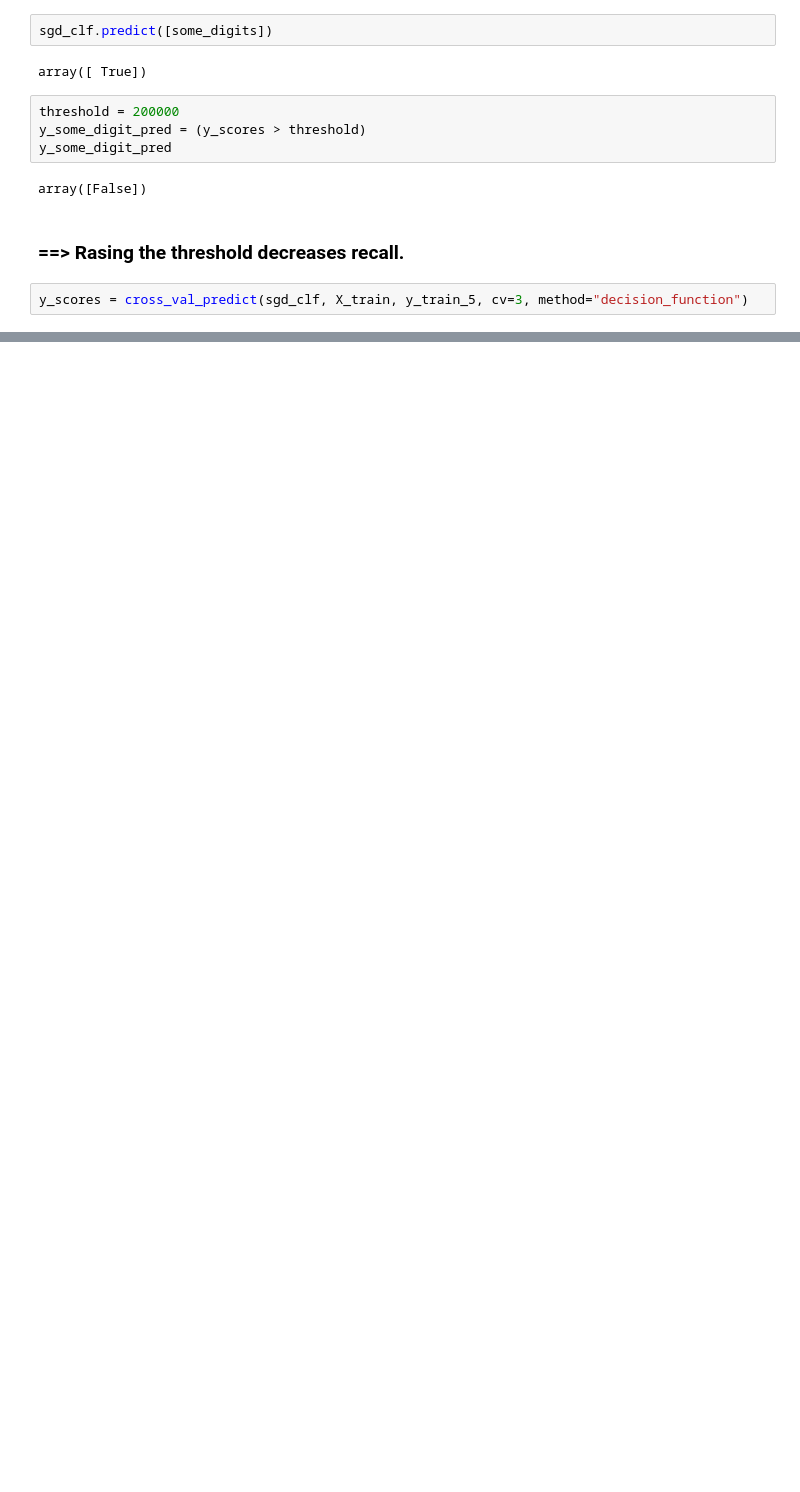
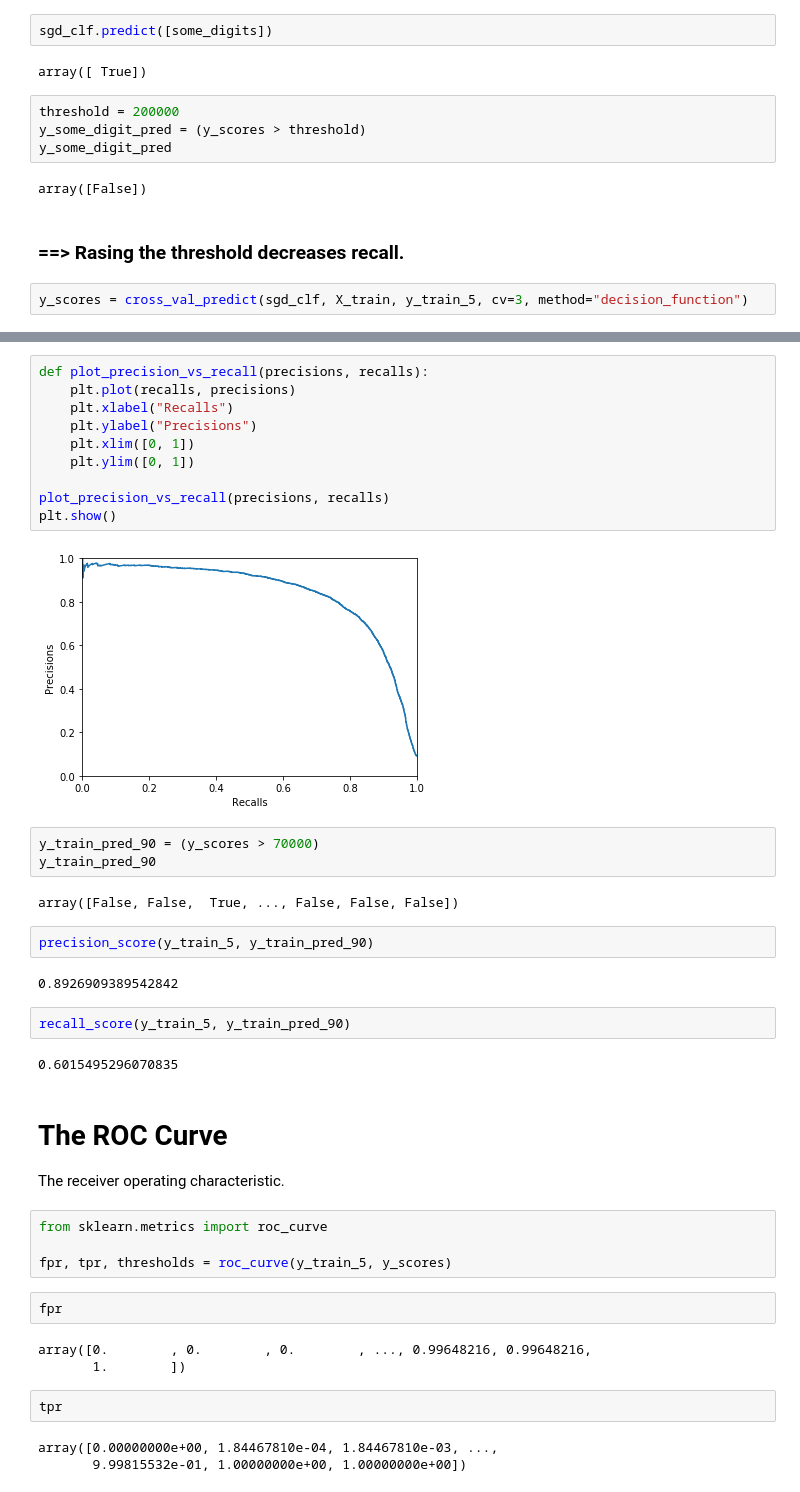
Before and after one commit to scarleatt/Hands-On-Machine-Learning, a Jupyter notebook: Hands-On-TensorFlow/03-classisication.ipynb, the cells around one changed output, grey strips where cells are left out. Cells and saved outputs as stored; diff of their text form; blank space fills up the shorter version.

```diff
--- a/Hands-On-TensorFlow/03-classisication.ipynb
+++ b/Hands-On-TensorFlow/03-classisication.ipynb
@@ -192,0 +223,42 @@ array([-793727.29229332,  -25015.80616653, -363318.48428931, ...,
+# %%
+def plot_precision_vs_recall(precisions, recalls):
+    plt.plot(recalls, precisions)
+    plt.xlabel("Recalls")
+    plt.ylabel("Precisions")
+    plt.xlim([0, 1])
+    plt.ylim([0, 1])
+
+plot_precision_vs_recall(precisions, recalls)
+plt.show()
+# %% [output]
+[figure, added]
+# %%
+y_train_pred_90 = (y_scores > 70000)
+y_train_pred_90
+# %% [output]
+array([False, False,  True, ..., False, False, False])
+# %%
+precision_score(y_train_5, y_train_pred_90)
+# %% [output]
+0.8926909389542842
+# %%
+recall_score(y_train_5, y_train_pred_90)
+# %% [output]
+0.6015495296070835
+# %% [markdown]
+# The ROC Curve
+The receiver operating characteristic.
+# %%
+from sklearn.metrics import roc_curve
+
+fpr, tpr, thresholds = roc_curve(y_train_5, y_scores)
+# %%
+fpr
+# %% [output]
+array([0.        , 0.        , 0.        , ..., 0.99648216, 0.99648216,
+       1.        ])
+# %%
+tpr
+# %% [output]
+array([0.00000000e+00, 1.84467810e-04, 1.84467810e-03, ...,
+       9.99815532e-01, 1.00000000e+00, 1.00000000e+00])
```
Also changed, not shown: parts of 59 cells of this notebook.
